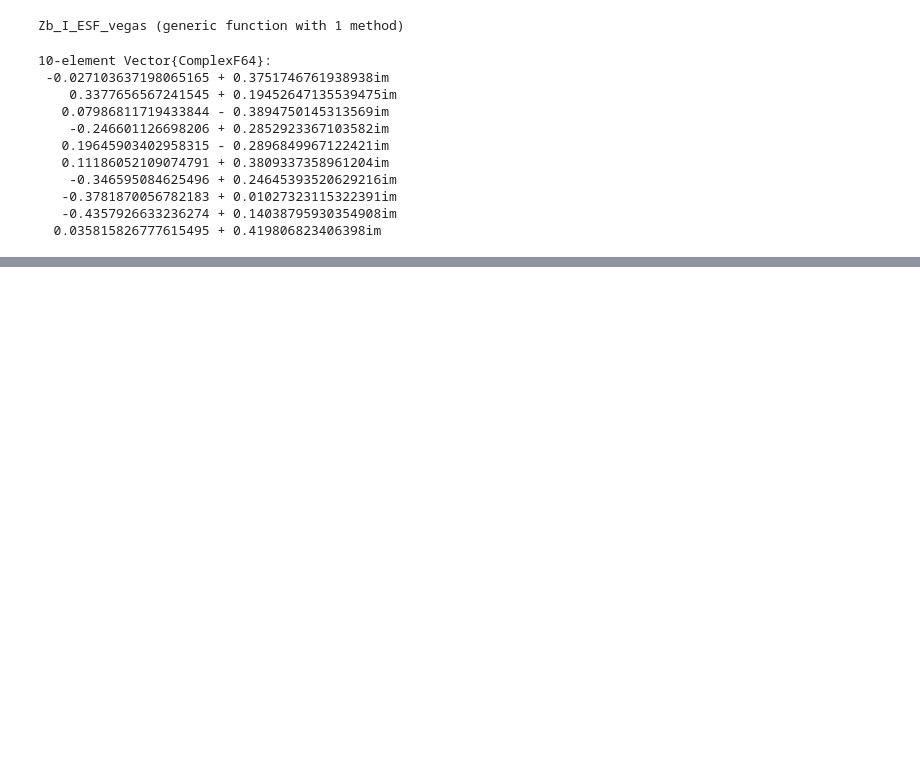
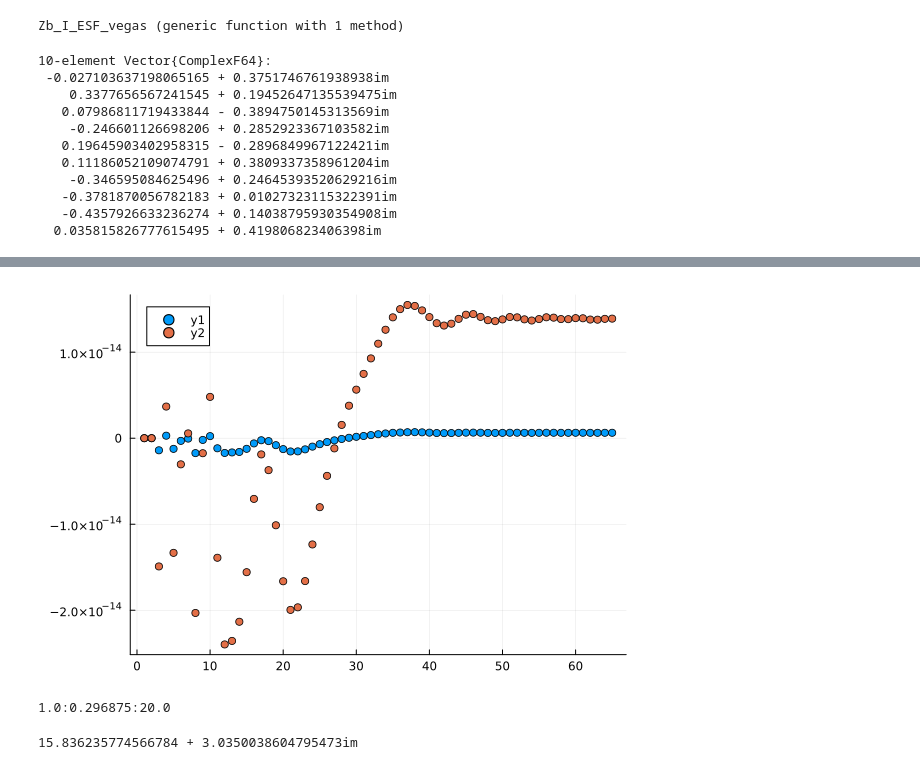
Before and after one commit to Jercheal/3d-cosmology, a Jupyter notebook: 3d_ESF_cosmology.ipynb, the cells around one changed output, grey strips where cells are left out. Cells and saved outputs as stored; diff of their text form; code cells hidden in the pictures; blank space fills up the shorter version.

```diff
--- a/3d_ESF_cosmology.ipynb
+++ b/3d_ESF_cosmology.ipynb
@@ -387,2 +165,0 @@ Note: The desired accuracy was reached
-# %%
-x = Z_II_vegas(10.0, 30.0, 2.0, 4.0, 0.05)
@@ -401,4 +165,0 @@ Note: The desired accuracy was reached
-# %%
-b0 = sqrt((10.0 - 30.0)^2/4)
-b1 = sqrt((10.0 - 30.0)^2/2)
-vegas( (x,f) -> f[1] = real(Ampl_vertex_I(10.0, 30.0, (b1 - b0) * x[1] + b0)), 1, 1, minevals=1e3, maxevals=1e4)
@@ -598,0 +199,5 @@ HessianSLϑ_sym (generic function with 1 method)
+# %%
+Z = [vegas((x,f) -> f[1] = real(-1/((1 - x[1])^2) * Ampl_1slice(10.0, 1/(1 - x[1]) - 1, 30.0, 0.5*b0, 0.5*b1, 2.0, 4.0, 0.05)), 1, 1, minevals=1e4, maxevals=1e5)[1][1] + im*(
+vegas((x,f) -> f[1] = imag(-1/((1 - x[1])^2) * Ampl_1slice(10.0, 1/(1 - x[1]) - 1, 30.0, 0.5*b0, 0.5*b1, 2.0, 4.0, 0.05)), 1, 1, minevals=1e4, maxevals=1e5)[1][1]) for b0 in range(1,20,65), b1 in range(1,20,65)]
+Za = [vegas((x,f) -> f[1] = real(-1/((1 - x[1])^2) * (1/(1 - x[1]) - 1) * Ampl_1slice(10.0, 1/(1 - x[1]) - 1, 30.0, 0.5*b0, 0.5*b1, 2.0, 4.0, 0.05)), 1, 1, minevals=1e4, maxevals=1e5)[1][1] + im*(
+vegas((x,f) -> f[1] = imag(-1/((1 - x[1])^2) * (1/(1 - x[1]) - 1) * Ampl_1slice(10.0, 1/(1 - x[1]) - 1, 30.0, 0.5*b0, 0.5*b1, 2.0, 4.0, 0.05)), 1, 1, minevals=1e4, maxevals=1e5)[1][1]) for b0 in range(1,20,65), b1 in range(1,20,65)]
@@ -598,0 +222,13 @@ HessianSLϑ_sym (generic function with 1 method)
+# %%
+scatter(real(acc(Z,65)))
+scatter!(real(acc(Za,65)))
+# %% [output]
+[figure, added]
+# %%
+range(1,20,65)
+# %% [output]
+1.0:0.296875:20.0
+# %%
+wynn(acc(Za,60)[3:60])/wynn(acc(Z,60)[3:60])
+# %% [output]
+15.836235774566784 + 3.0350038604795473im
```
Also changed, not shown: parts of 46 cells of this notebook, 5 other files.
